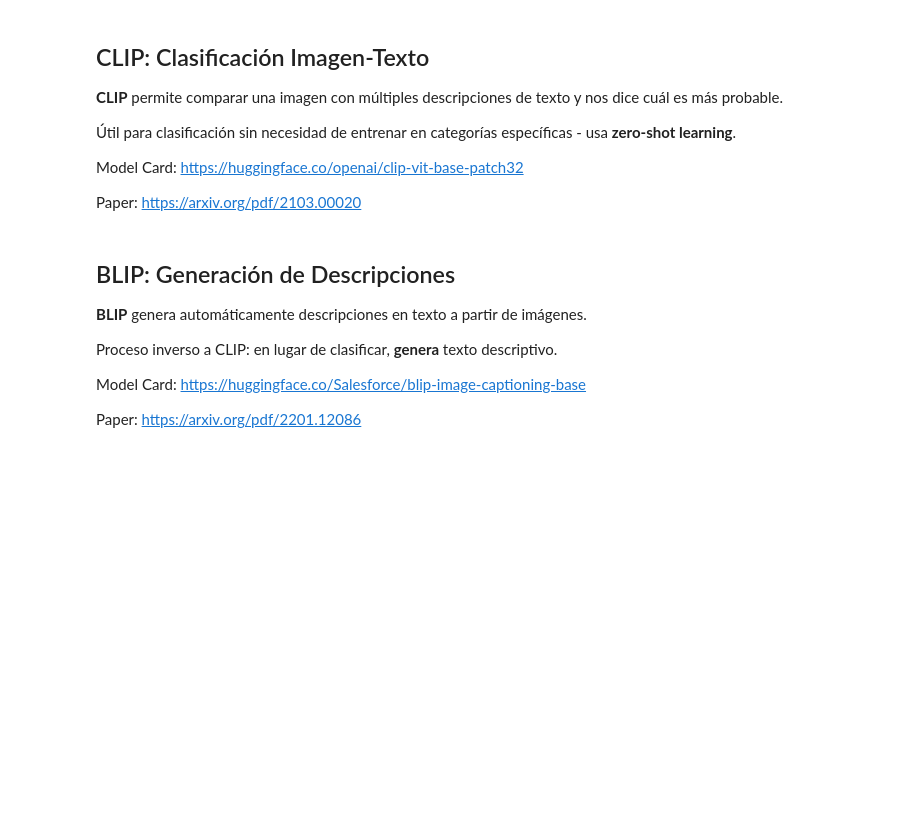
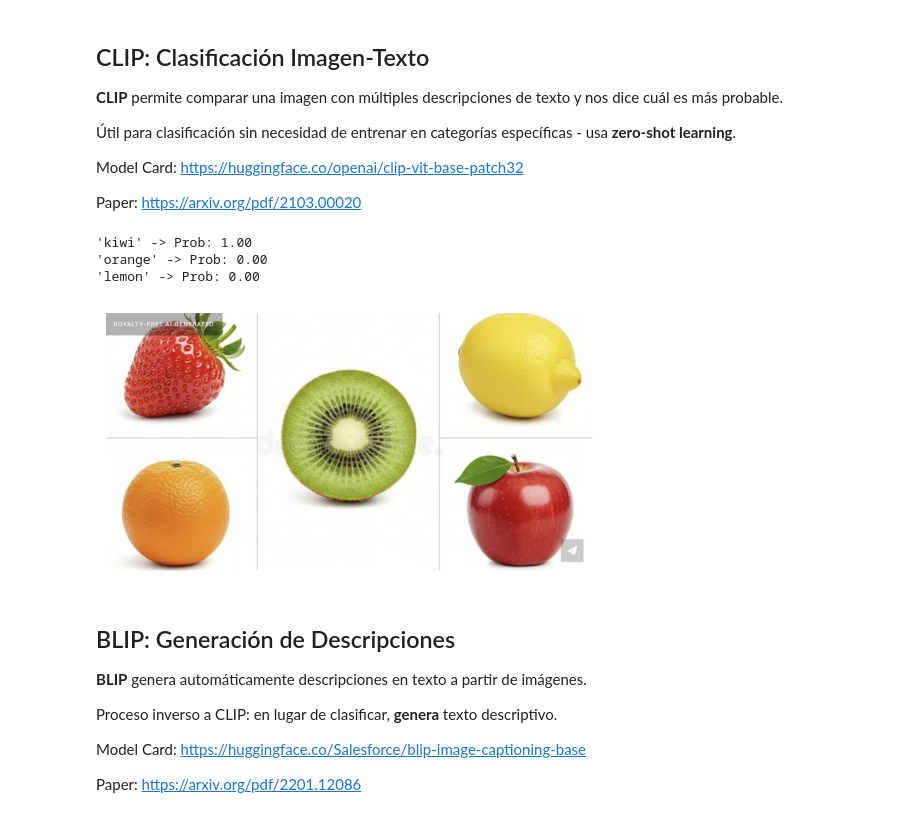
Before and after one commit to sergiovillanueva/prompt_to_mask, a Jupyter notebook: 1_GD_SAM.ipynb, the cells around one changed output. Saved outputs shown, nothing was run; the diff lists cells and outputs as text; code cells hidden in the pictures; blank space fills up the shorter version.

```diff
--- a/1_GD_SAM.ipynb
+++ b/1_GD_SAM.ipynb
@@ -142,18 +145,27 @@ Paper: https://arxiv.org/pdf/2103.00020
 # %%
 def classify_image(image, descriptions):
     inputs = clip_processor(text=descriptions, images=image, return_tensors="pt", padding=True).to(device)
 
     with torch.no_grad():
         outputs = clip_model(**inputs)
+
     logits_per_image = outputs.logits_per_image
     probs = logits_per_image.softmax(dim=1)
 
     for desc, prob in zip(descriptions, probs[0].tolist()):
         print(f"'{desc}' -> Prob: {prob:.2f}")
 
     plt.imshow(image)
     plt.axis("off")
     plt.show()
+
+
+classify_image(image_fruits, ["kiwi", "orange", "lemon"])
+# %% [output]
+'kiwi' -> Prob: 1.00
+'orange' -> Prob: 0.00
+'lemon' -> Prob: 0.00
+[figure, added]
 # %% [markdown]
 ## BLIP: Generación de Descripciones
 
```
Also changed, not shown: parts of 6 cells of this notebook, 6 other files.
